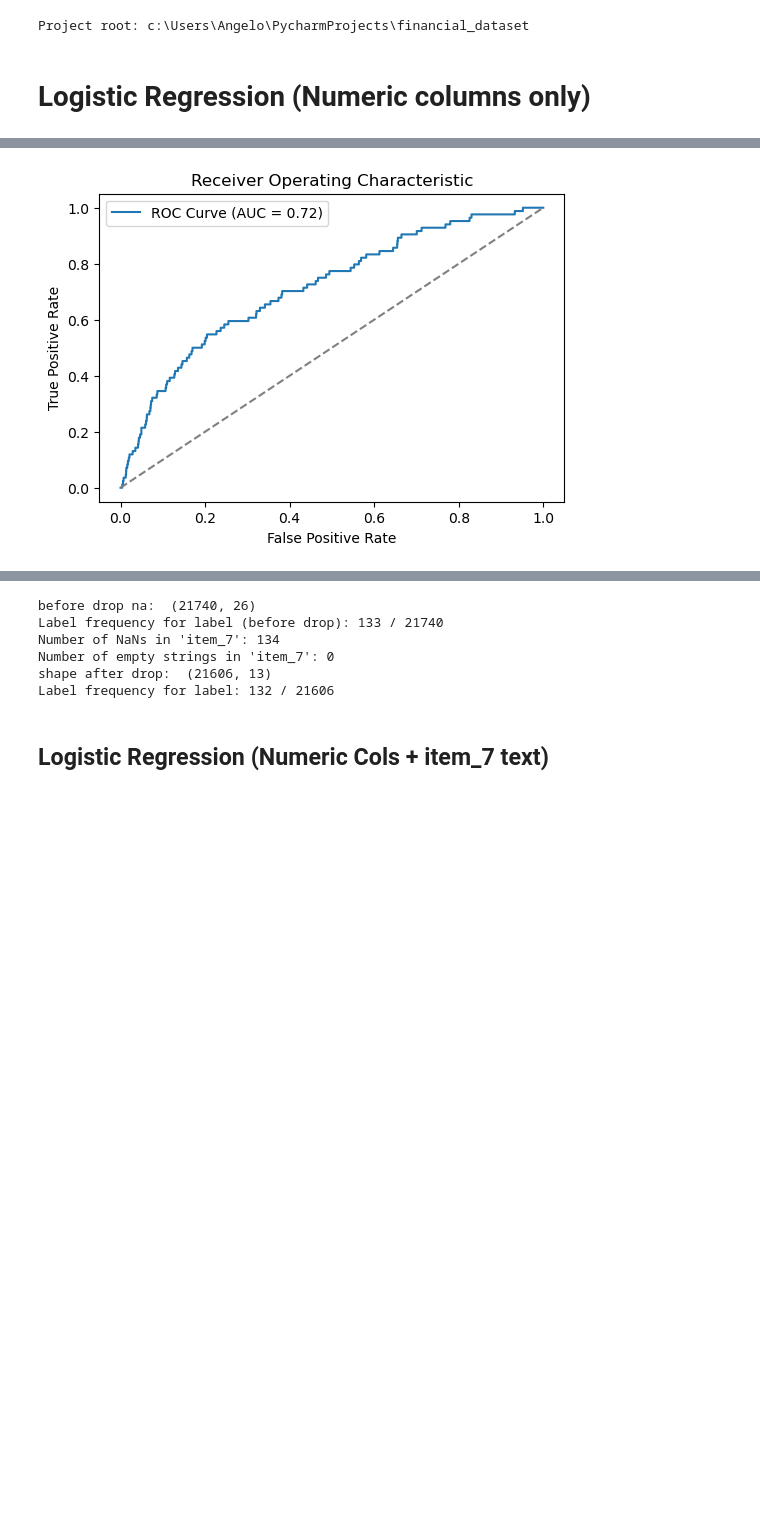
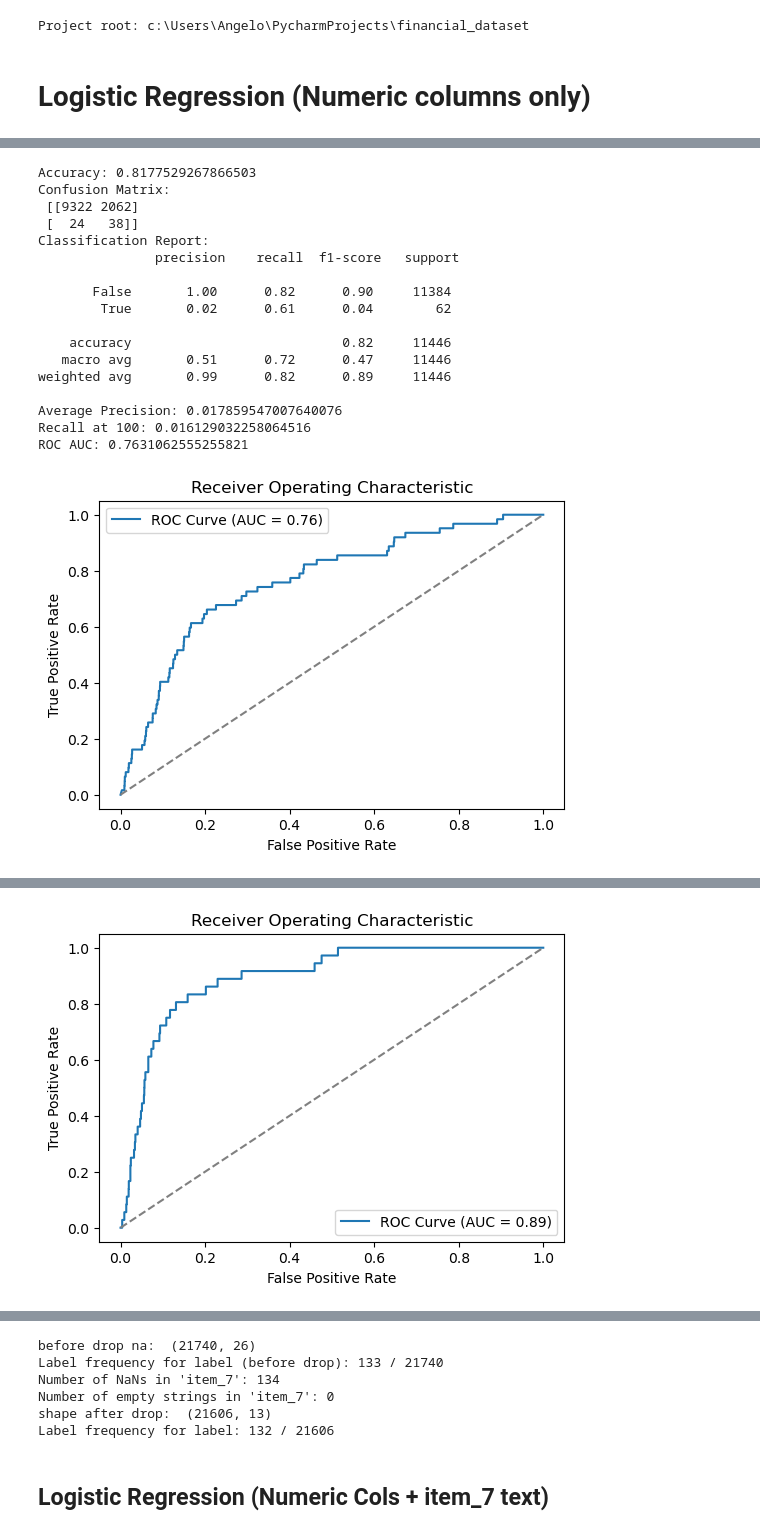
Before and after one commit to aggelospot/Financial-dataset-for-Anomaly-Detection, a Jupyter notebook: models/logistic_regression.ipynb, the cells around one changed output, grey strips where cells are left out. Drawn from its saved outputs; the diff is of its cells as text; code cells hidden in the pictures; blank space fills up the shorter version.

```diff
--- a/models/logistic_regression.ipynb
+++ b/models/logistic_regression.ipynb
@@ -109,6 +455,28 @@ cols remaining:  Index(['label', 'bankruptcy_prediction_split', 'Assets',
 train_df = df[df['bankruptcy_prediction_split'] == 'train']
 test_df  = df[df['bankruptcy_prediction_split'] == 'test']
 
+numeric_cols = [
+   'revenues','operating_expenses', 'operating_income', 'net_income',
+   'earnings_per_share_basic', 'earnings_per_share_diluted',
+   'total_current_assets', 'total_noncurrent_assets', 'total_assets',
+   'total_current_liabilities', 'total_noncurrent_liabilities',
+   'total_liabilities', 'stockholders_equity', 'total_liabilities_equity',
+   'net_cash_from_operating_activities','net_cash_from_investing_activities',
+   'net_cash_from_financing_activities', 'cash','other_comprehensive_income'
+]
+
+mean = train_df[numeric_cols].mean()
+mean_test = test_df[numeric_cols].mean()
+print("shape before drop na ", train_df.shape)
+# train_df = train_df.fillna(mean)
+train_df = train_df.dropna()
+
+print("shape after drop na ", train_df.shape)
+print("shape before drop na ", test_df.shape)
+# test_df = test_df.fillna(mean_test)
+test_df = test_df.dropna()
+
+print("shape after drop na ", test_df.shape)
 # Define X and y for each split
 #    Remove the 'bankruptcy_prediction_split' column before modeling
 X_train = train_df.drop(columns=['label', 'bankruptcy_prediction_split'], errors='ignore')
@@ -119,6 +487,7 @@ y_test = test_df['label']
 
 # Dealing with class imbalance
 sm = SMOTE(sampling_strategy='minority', random_state=42)
+print("cols ", X_train.columns)
 
 # Fit SMOTE on the training data to oversample the minority class
 X_train_res, y_train_res = sm.fit_resample(X_train, y_train)
@@ -145,4 +514,30 @@ y_pred = logreg.predict(X_test)
 y_proba = logreg.predict_proba(X_test)[:, 1]  # Probabilities for positive class
 
 evaluate_lr(y_pred, y_proba, y_test)
+
+y_pred = logreg.predict(X_train)
+y_proba = logreg.predict_proba(X_train)[:, 1]  # Probabilities for positive class
+
+evaluate_lr(y_pred, y_proba, y_train)
+
+
+# TODO: FIX SMOTE HERE
+# fix underfitting
+# attempt to increase AP
+# undersample the negatives
+
+# use different train test splits:
+# train test split using group split by cik (stratify )
+# use  the above method to calculate fit the data with multiple random seeds, then calculate (mean AUCPR ± std AUCPR)
+# (maybe try to plot the decision boundary)
+
+
+#  Try more models:
+# XGBOOST, SVM w nonLinearKernel,
+
+
+# Next meeting:
+# A table comparing various models and their metrics (Recall @ 100, AP)
+# compare our custom train-test split(multiple runs) with the ecl train-test split (1 run)
+# for the custom train split use train_test_split(random_seed-i) (inside a for loop)
 # %% [output]
@@ -168 +560,18 @@ ROC AUC: 0.7158157507607359
+Accuracy: 0.8177529267866503
+Confusion Matrix:
+ [[9322 2062]
+ [  24   38]]
+Classification Report:
+               precision    recall  f1-score   support
+
+       False       1.00      0.82      0.90     11384
+        True       0.02      0.61      0.04        62
+
+    accuracy                           0.82     11446
+   macro avg       0.51      0.72      0.47     11446
+weighted avg       0.99      0.82      0.89     11446
+
+Average Precision: 0.017859547007640076
+Recall at 100: 0.016129032258064516
+ROC AUC: 0.7631062555255821
-[figure, old version]
+[figure, new version]
@@ -168,0 +595 @@ ROC AUC: 0.7158157507607359
+[figure, added]
```
Also changed, not shown: parts of 13 cells of this notebook, 13 other files.
